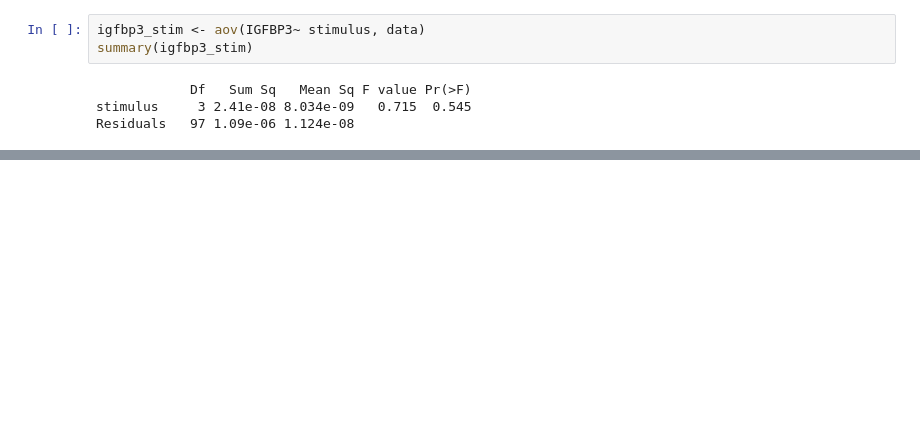
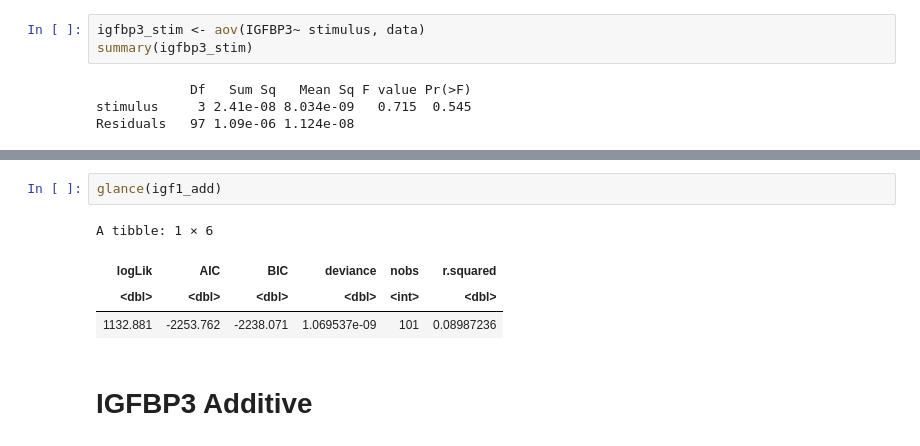
Before and after one commit to samson-bakos/Rodent-Neuro-Analysis, a Jupyter notebook: expl_notebook.ipynb, the cells around one changed output, grey strips where cells are left out. Drawn from its saved outputs; the diff is of its cells as text; blank space fills up the shorter version.

```diff
--- a/expl_notebook.ipynb
+++ b/expl_notebook.ipynb
@@ -143,0 +168,9 @@ Switch everything to Anova using bonferroni correction. Add some data viz
+# %%
+glance(igf1_add)
+# %% [output]
+A tibble: 1 × 6
+| logLik | AIC | BIC | deviance | nobs | r.squared |
+| <dbl> | <dbl> | <dbl> | <dbl> | <int> | <dbl> |
+| 1132.881 | -2253.762 | -2238.071 | 1.069537e-09 | 101 | 0.08987236 |
+# %% [markdown]
+# IGFBP3 Additive
```
Also changed, not shown: parts of 13 cells of this notebook.
